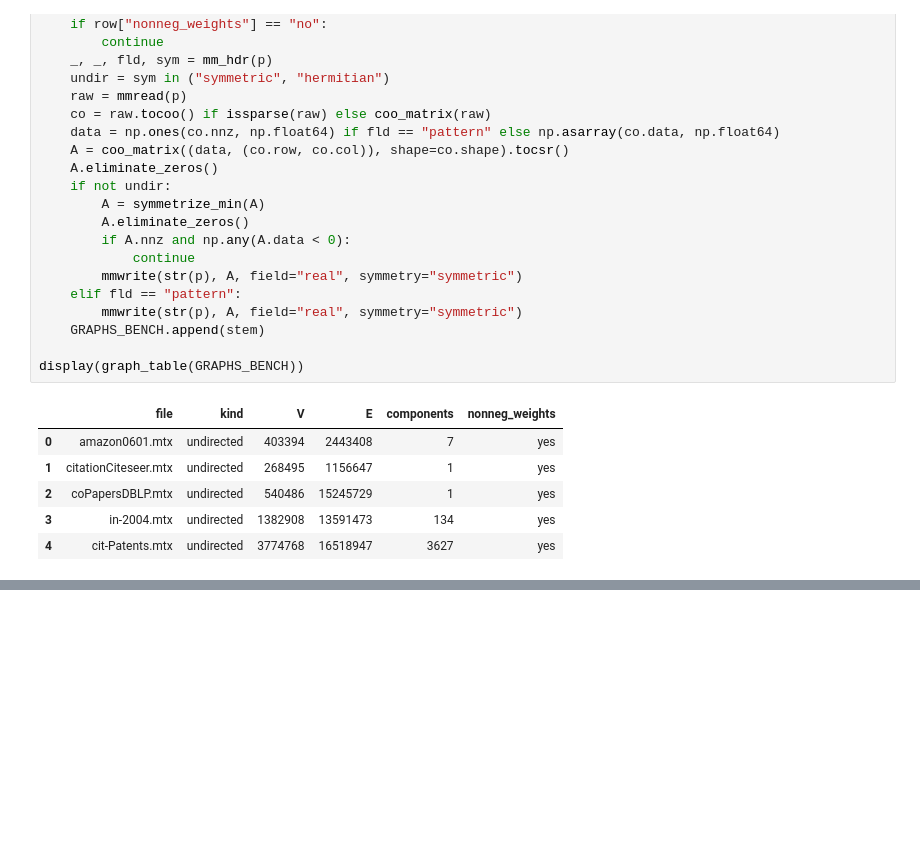
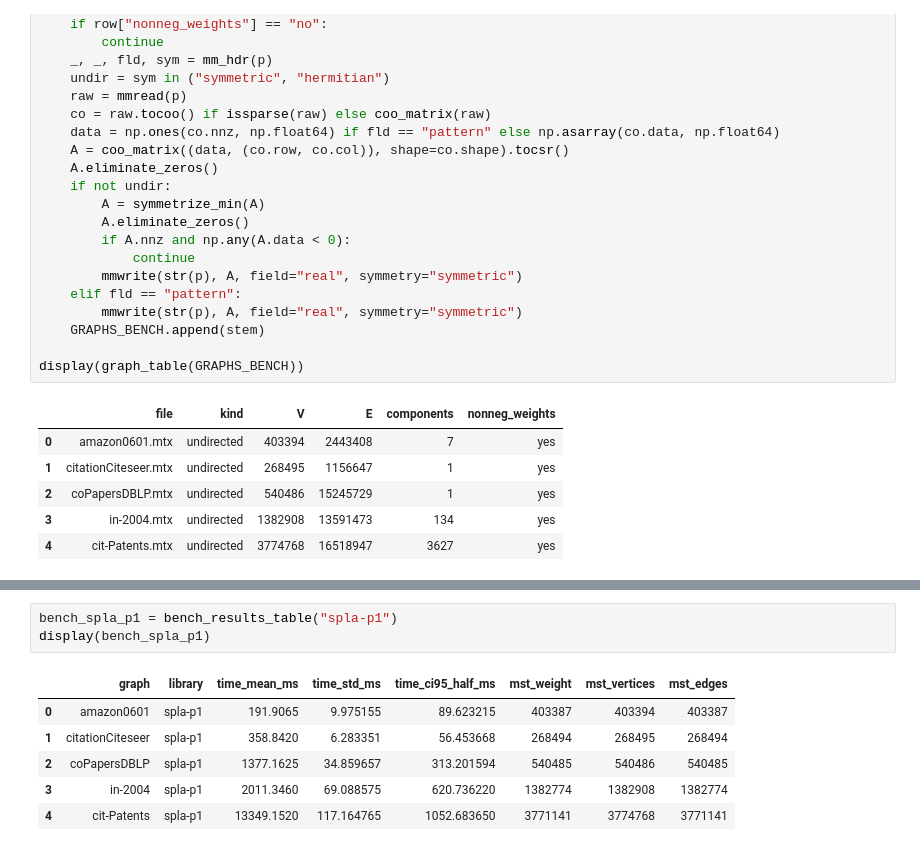
Before and after one commit to vladyoslav/graphs_analysis, a Jupyter notebook: experiments/experiment.ipynb, the cells around one changed output, grey strips where cells are left out. Drawn from its saved outputs; the diff is of its cells as text; blank space fills up the shorter version.

```diff
--- a/experiments/experiment.ipynb
+++ b/experiments/experiment.ipynb
@@ -306,3 +342,13 @@ display(bench_spla)
+# %%
+bench_spla_p1 = bench_results_table("spla-p1")
+display(bench_spla_p1)
+# %% [output]
+|  | graph | library | time_mean_ms | time_std_ms | time_ci95_half_ms | mst_weight | mst_vertices | mst_edges |
+| 0 | amazon0601 | spla-p1 | 191.9065 | 9.975155 | 89.623215 | 403387 | 403394 | 403387 |
+| 1 | citationCiteseer | spla-p1 | 358.8420 | 6.283351 | 56.453668 | 268494 | 268495 | 268494 |
+| 2 | coPapersDBLP | spla-p1 | 1377.1625 | 34.859657 | 313.201594 | 540485 | 540486 | 540485 |
+| 3 | in-2004 | spla-p1 | 2011.3460 | 69.088575 | 620.736220 | 1382774 | 1382908 | 1382774 |
+| 4 | cit-Patents | spla-p1 | 13349.1520 | 117.164765 | 1052.683650 | 3771141 | 3774768 | 3771141 |
 # %%
 bench_spark = bench_results_table("spark")
 display(bench_spark)
```
Also changed, not shown: parts of 7 cells of this notebook, 2 other files.
